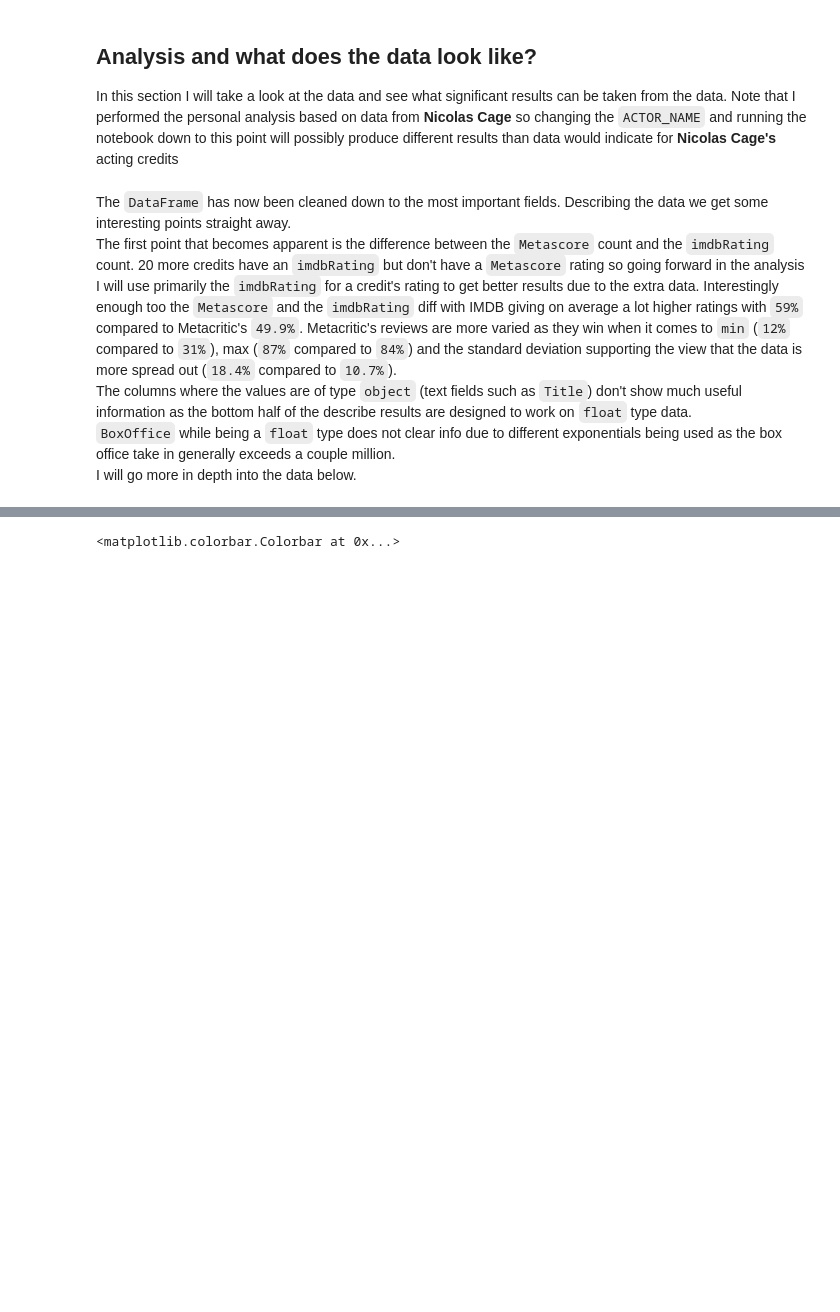
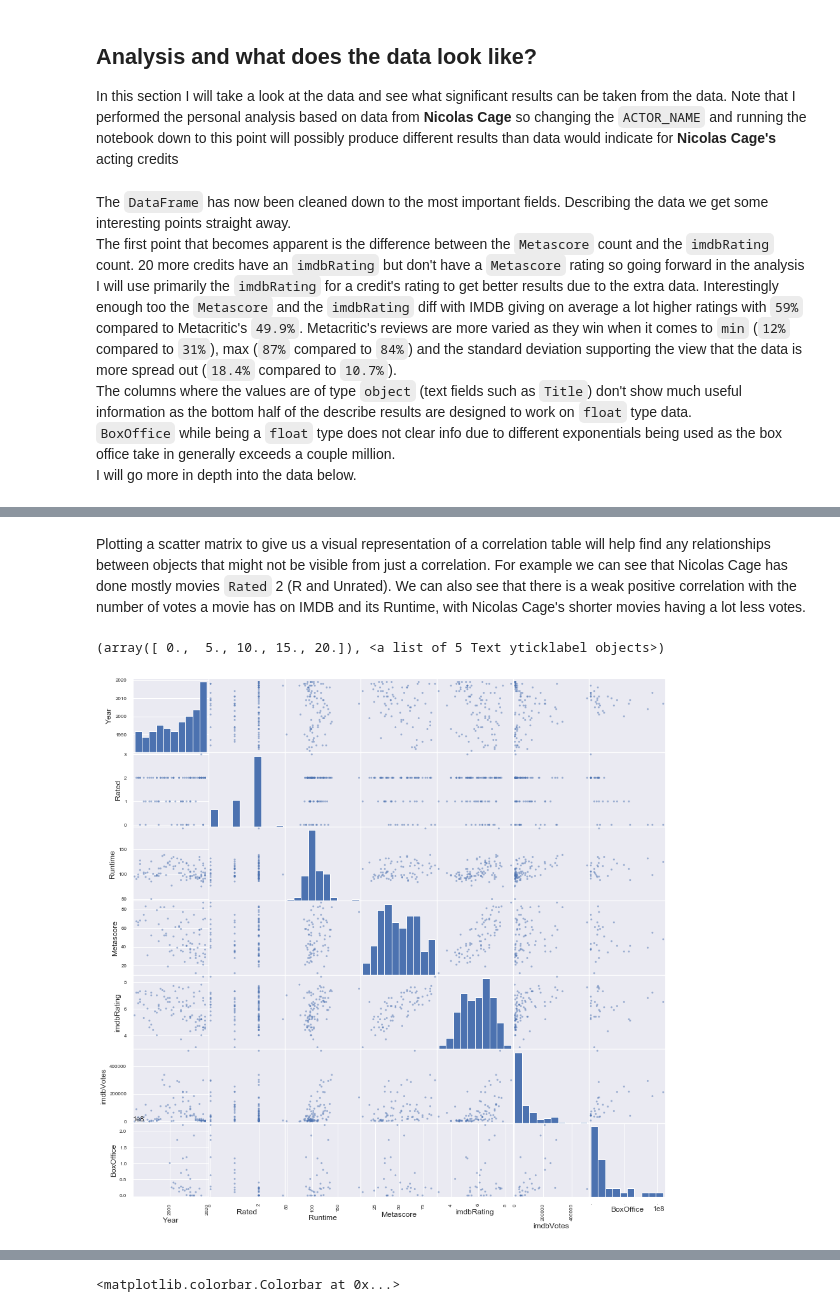
Before and after one commit to RyanJennings1/COMP41680, a Jupyter notebook: COMP41680 Project 1 - 19205824.ipynb, the cells around one changed output, grey strips where cells are left out. Cells and saved outputs as stored; diff of their text form; code cells hidden in the pictures; blank space fills up the shorter version.

```diff
--- a/COMP41680 Project 1 - 19205824.ipynb
+++ b/COMP41680 Project 1 - 19205824.ipynb
@@ -316,0 +309,11 @@ credits.corr(method='pearson')
+# %% [markdown]
+Plotting a scatter matrix to give us a visual representation of a correlation table will help find any relationships between objects that might not be visible from just a correlation.  For example we can see that Nicolas Cage has done mostly movies `Rated` 2 (R and Unrated). We can also see that there is a weak positive correlation with the number of votes a movie has on IMDB and its Runtime, with Nicolas Cage's shorter movies having a lot less votes.
+# %%
+scatter_matrix: List[List[np.ndarray]] = pd.plotting.scatter_matrix(
+    credits,
+    figsize=[15, 15])
+plt.xticks(fontsize=2, rotation=-90)
+plt.yticks(fontsize=2)
+# %% [output]
+(array([ 0.,  5., 10., 15., 20.]), <a list of 5 Text yticklabel objects>)
+[figure, added]
```
Also changed, not shown: parts of 17 cells of this notebook.
